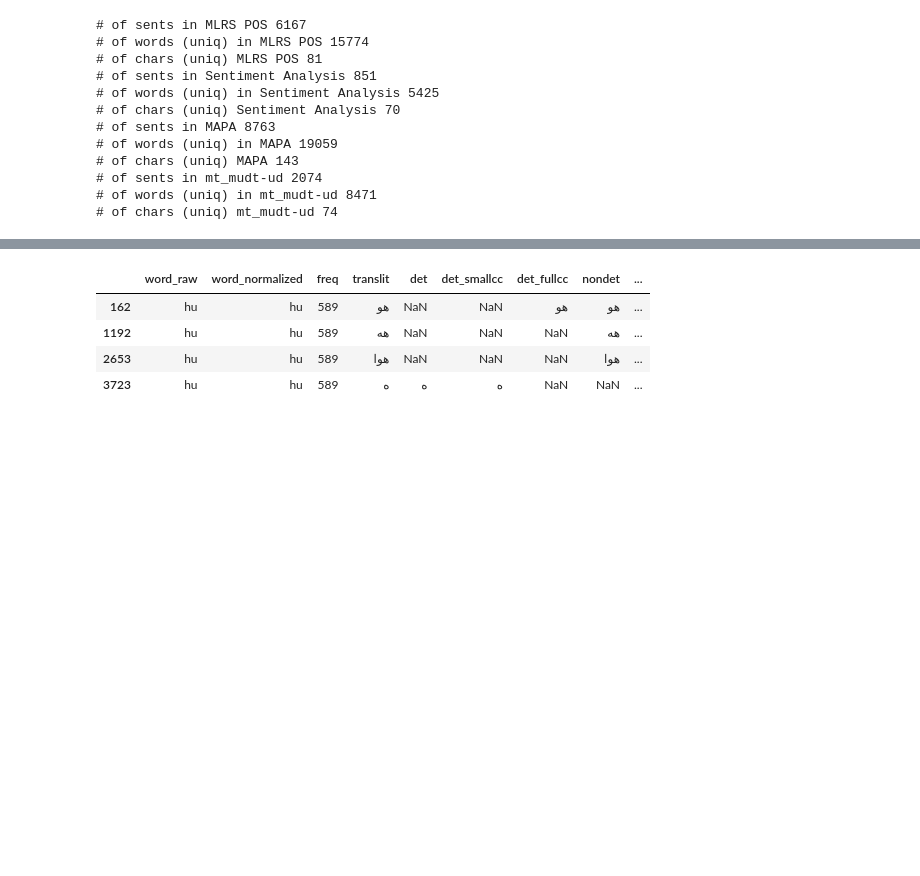
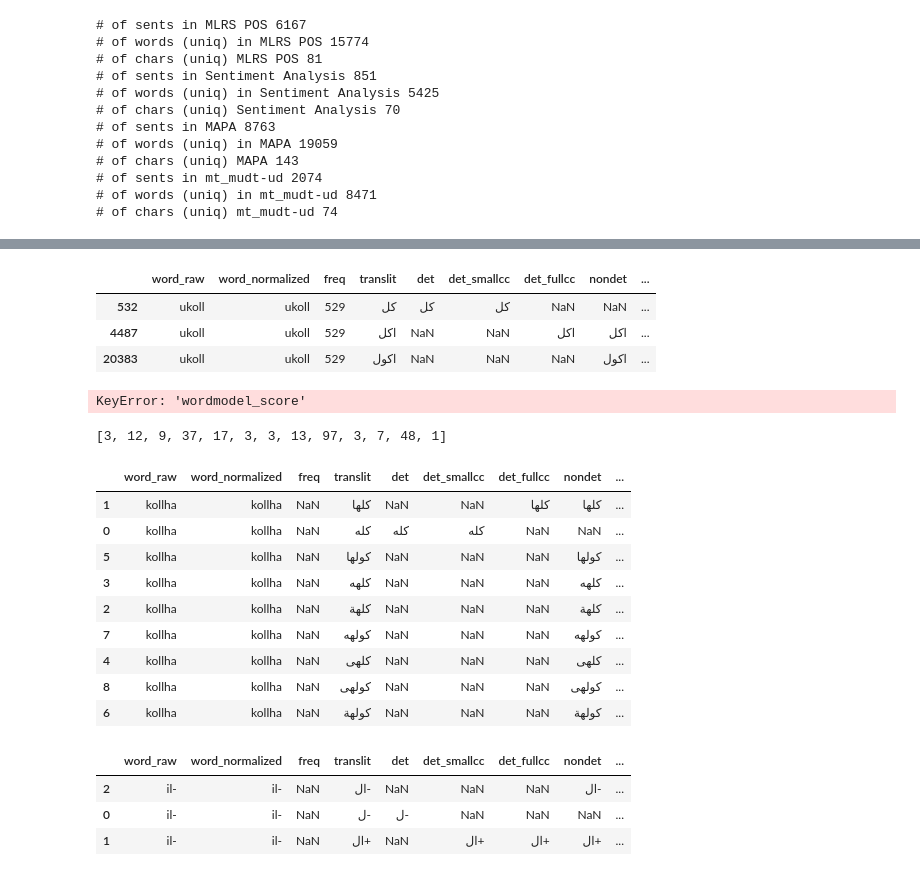
Before and after one commit to MLRS/malti, a Jupyter notebook: malti2arabi_fst.ipynb, the cells around one changed output, grey strips where cells are left out. Drawn from its saved outputs; the diff is of its cells as text; code cells hidden in the pictures; blank space fills up the shorter version.

```diff
--- a/malti2arabi_fst.ipynb
+++ b/malti2arabi_fst.ipynb
@@ -123,8 +139,18 @@ loaded
-# %%
-loaded[loaded['word_raw']=='hu']
-# %% [output]
-|  | word_raw | word_normalized | freq | translit | det | det_smallcc | det_fullcc | nondet | ... |
-| 162 | hu | hu | 589 | هو | NaN | NaN | هو | هو | ... |
-| 1192 | hu | hu | 589 | هه | NaN | NaN | NaN | هه | ... |
-| 2653 | hu | hu | 589 | هوا | NaN | NaN | NaN | هوا | ... |
-| 3723 | hu | hu | 589 | ه | ه | ه | NaN | NaN | ... |
+# %%
+# loaded[loaded['word_raw'].str.contains('il-')]
+loaded[loaded['word_raw']=='ukoll']
+# %% [output]
+|  | word_raw | word_normalized | freq | translit | det | det_smallcc | det_fullcc | nondet | ... |
+| 532 | ukoll | ukoll | 529 | كل | كل | كل | NaN | NaN | ... |
+| 4487 | ukoll | ukoll | 529 | اكل | NaN | NaN | اكل | اكل | ... |
+| 20383 | ukoll | ukoll | 529 | اكول | NaN | NaN | NaN | اكول | ... |
+# %%
+ex1 = "Min ma jġarrabx il- ħażin ma jafx it- tajjeb ."
+ex2 = "Il- bnedmin kollha jitwieldu ħielsa u ugwali fid- dinjità u d- drittijiet ."
+o = []
+for tok in set(ex1.split()+ex2.split()):
+    dfs = [pd.DataFrame(x) for x in generate_table(tok)]
+    output = merge_multiple(dfs).drop_duplicates(['word_raw','translit']).sort_values(['wordmodel_score','charmodel_score'],ascending=False)
+    o.append(output)
+# %% [output]
+KeyError: 'wordmodel_score'
@@ -130,0 +161,11 @@ loaded[loaded['word_raw']=='hu']
+# %%
+ex2 = "Il- bnedmin kollha jitwieldu ħielsa u ugwali fid- dinjità u d- drittijiet ."
+o = []
+for tok in ex2.split():
+    dfs = [pd.DataFrame(x) for x in generate_table(tok)]
+    output = merge_multiple(dfs).drop_duplicates(['word_raw','translit'])
+    o.append(output)
+# %%
+[len(x) for x in o]
+# %% [output]
+[3, 12, 9, 37, 17, 3, 3, 13, 97, 3, 7, 48, 1]
@@ -130,0 +178,15 @@ loaded[loaded['word_raw']=='hu']
+# %%
+# truncated[3].to_csv('../transliterations/jitwieldu.tsv',sep='\t',index=False)
+# truncated[3]['translit'].to_clipboard(index=False)
+o[2].sort_values(['wordmodel_maghreb_score','charmodel_maghreb_score'],ascending=False)
+# %% [output]
+|  | word_raw | word_normalized | freq | translit | det | det_smallcc | det_fullcc | nondet | ... |
+| 1 | kollha | kollha | NaN | كلها | NaN | NaN | كلها | كلها | ... |
+| 0 | kollha | kollha | NaN | كله | كله | كله | NaN | NaN | ... |
+| 5 | kollha | kollha | NaN | كولها | NaN | NaN | NaN | كولها | ... |
+| 3 | kollha | kollha | NaN | كلهه | NaN | NaN | NaN | كلهه | ... |
+| 2 | kollha | kollha | NaN | كلهة | NaN | NaN | NaN | كلهة | ... |
+| 7 | kollha | kollha | NaN | كولهه | NaN | NaN | NaN | كولهه | ... |
+| 4 | kollha | kollha | NaN | كلهى | NaN | NaN | NaN | كلهى | ... |
+| 8 | kollha | kollha | NaN | كولهى | NaN | NaN | NaN | كولهى | ... |
+| 6 | kollha | kollha | NaN | كولهة | NaN | NaN | NaN | كولهة | ... |
@@ -130,0 +195,10 @@ loaded[loaded['word_raw']=='hu']
+# %%
+test = 'il-'
+dfs = [pd.DataFrame(x) for x in generate_table(test)]
+output = merge_multiple(dfs).drop_duplicates(['word_raw','translit']).sort_values(['wordmodel_maghreb_score','charmodel_maghreb_score'])
+output
+# %% [output]
+|  | word_raw | word_normalized | freq | translit | det | det_smallcc | det_fullcc | nondet | ... |
+| 2 | il- | il- | NaN | ال- | NaN | NaN | NaN | ال- | ... |
+| 0 | il- | il- | NaN | ل- | ل- | NaN | NaN | NaN | ... |
+| 1 | il- | il- | NaN | ال+ | NaN | ال+ | ال+ | ال+ | ... |
```
Also changed, not shown: parts of 10 cells of this notebook, 5 other files.
